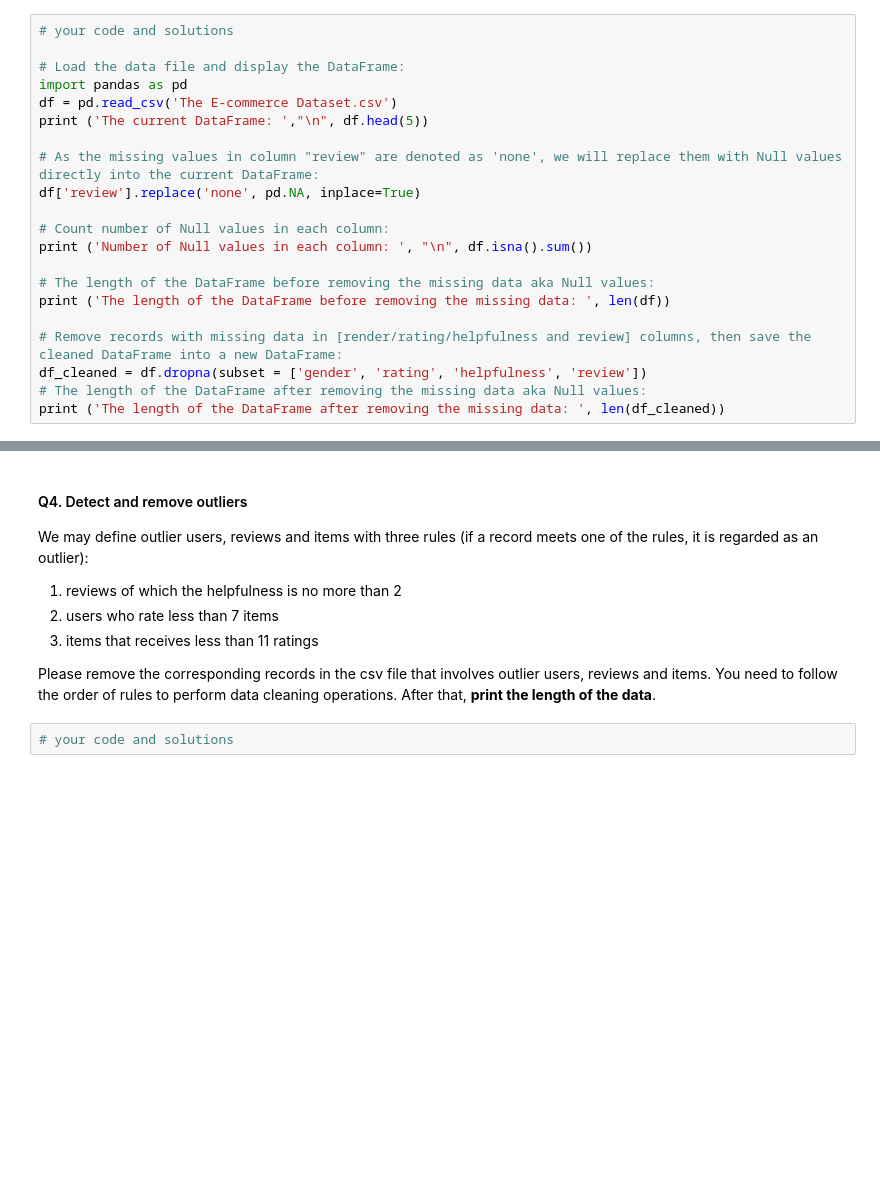
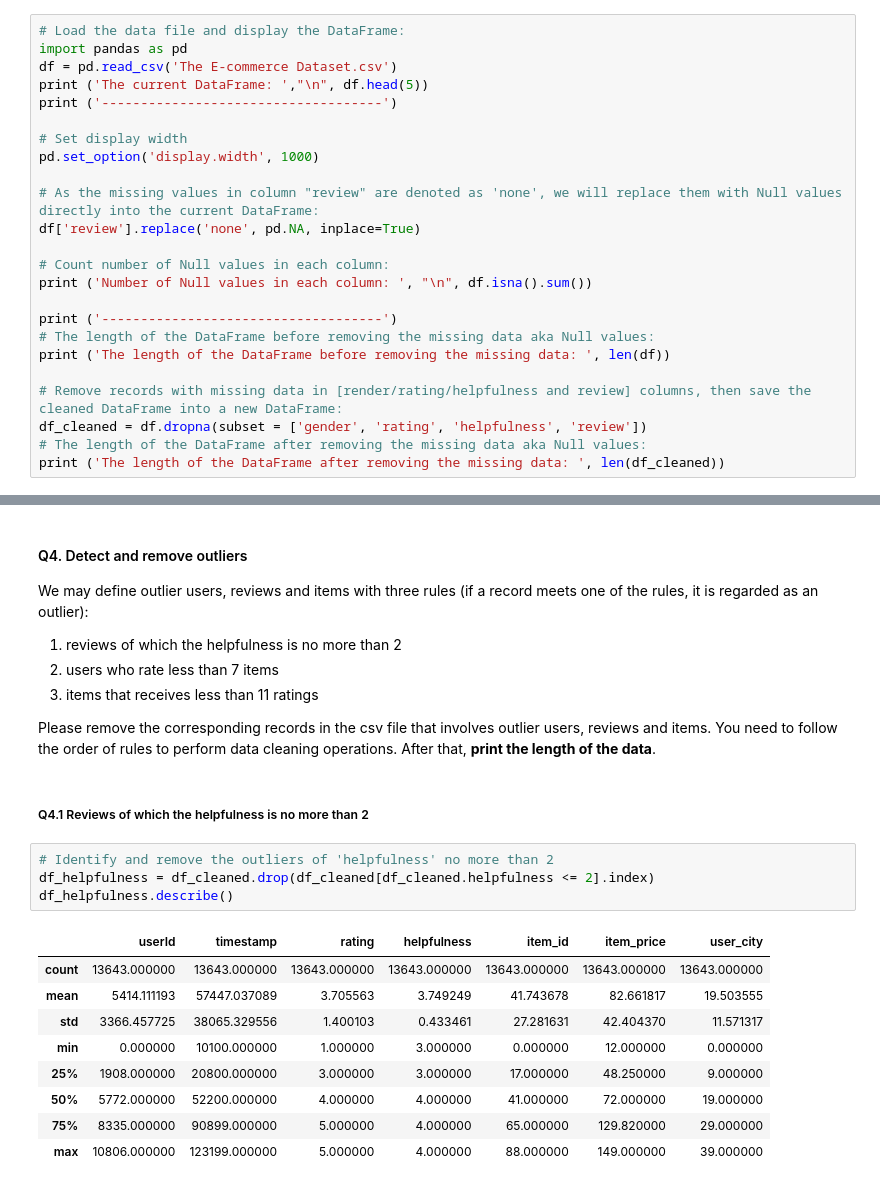
Before and after one commit to leonguyen18/MQ-Data-Science-Portfolio-1, a Jupyter notebook: Portfolio_1_questions.ipynb, the cells around one changed output, grey strips where cells are left out. Saved outputs shown, nothing was run; the diff lists cells and outputs as text; blank space fills up the shorter version.

```diff
--- a/Portfolio_1_questions.ipynb
+++ b/Portfolio_1_questions.ipynb
@@ -43,12 +42,14 @@ Please remove the following records in the csv file:
 
 __Display the DataFrame, counting number of Null values in each column, and print the length of the data__ before and after removing the missing data.
 # %%
-# your code and solutions
-
 # Load the data file and display the DataFrame:
 import pandas as pd
 df = pd.read_csv('The E-commerce Dataset.csv')
 print ('The current DataFrame: ',"\n", df.head(5))
+print ('------------------------------------')
+
+# Set display width
+pd.set_option('display.width', 1000)
 
 # As the missing values in column "review" are denoted as 'none', we will replace them with Null values directly into the current DataFrame:
 df['review'].replace('none', pd.NA, inplace=True)
@@ -56,6 +57,7 @@ df['review'].replace('none', pd.NA, inplace=True)
 # Count number of Null values in each column:
 print ('Number of Null values in each column: ', "\n", df.isna().sum())
 
+print ('------------------------------------')
 # The length of the DataFrame before removing the missing data aka Null values:
 print ('The length of the DataFrame before removing the missing data: ', len(df))
 
@@ -275,5 +495,19 @@ We may define outlier users, reviews and items with three rules (if a record mee
 3. items that receives less than 11 ratings
 
 Please remove the corresponding records in the csv file that involves outlier users, reviews and items. You need to follow the order of rules to perform data cleaning operations. After that, __print the length of the data__.
-# %%
-# your code and solutions
+# %% [markdown]
+##### Q4.1 Reviews of which the helpfulness is no more than 2
+# %%
+# Identify and remove the outliers of 'helpfulness' no more than 2
+df_helpfulness = df_cleaned.drop(df_cleaned[df_cleaned.helpfulness <= 2].index)
+df_helpfulness.describe()
+# %% [output]
+|  | userId | timestamp | rating | helpfulness | item_id | item_price | user_city |
+| count | 13643.000000 | 13643.000000 | 13643.000000 | 13643.000000 | 13643.000000 | 13643.000000 | 13643.000000 |
+| mean | 5414.111193 | 57447.037089 | 3.705563 | 3.749249 | 41.743678 | 82.661817 | 19.503555 |
+| std | 3366.457725 | 38065.329556 | 1.400103 | 0.433461 | 27.281631 | 42.404370 | 11.571317 |
+| min | 0.000000 | 10100.000000 | 1.000000 | 3.000000 | 0.000000 | 12.000000 | 0.000000 |
+| 25% | 1908.000000 | 20800.000000 | 3.000000 | 3.000000 | 17.000000 | 48.250000 | 9.000000 |
+| 50% | 5772.000000 | 52200.000000 | 4.000000 | 4.000000 | 41.000000 | 72.000000 | 19.000000 |
+| 75% | 8335.000000 | 90899.000000 | 5.000000 | 4.000000 | 65.000000 | 129.820000 | 29.000000 |
+| max | 10806.000000 | 123199.000000 | 5.000000 | 4.000000 | 88.000000 | 149.000000 | 39.000000 |
```
Also changed, not shown: parts of 32 cells of this notebook, 1 other file.
